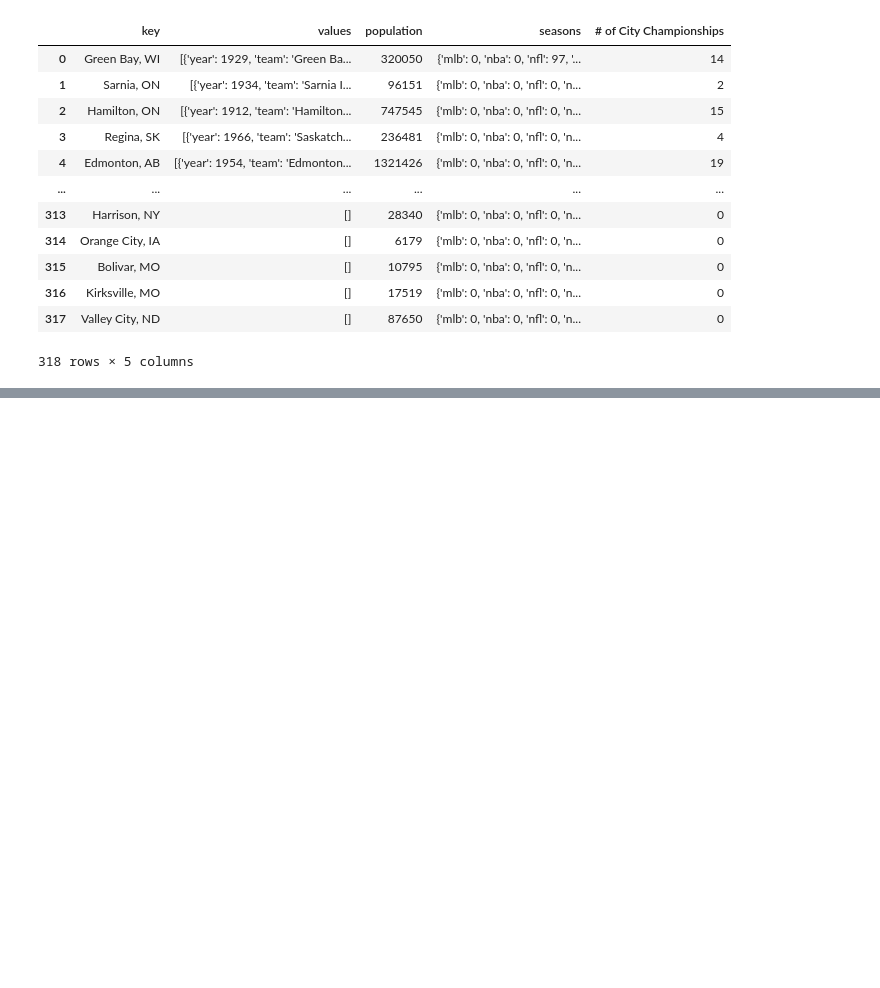
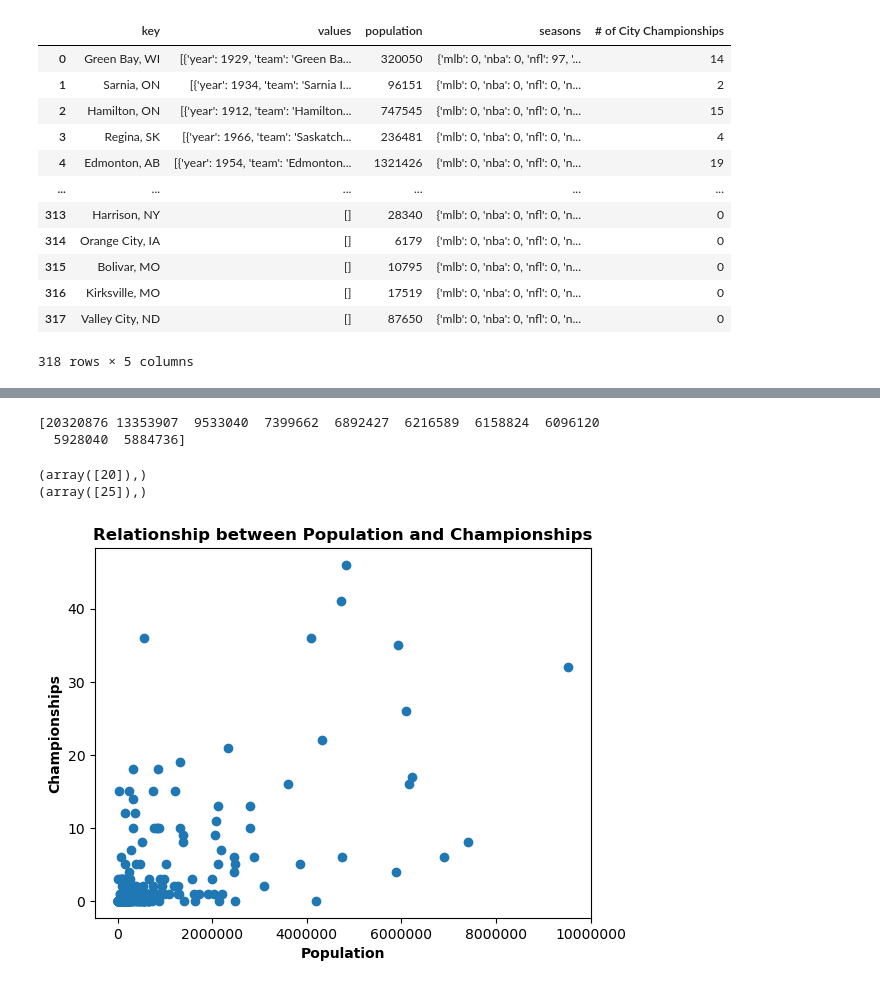
Before and after one commit to ctd12/Winning-City-Data, a Jupyter notebook: first.ipynb, the cells around one changed output, grey strips where cells are left out. Drawn from its saved outputs; the diff is of its cells as text; code cells hidden in the pictures; blank space fills up the shorter version.

```diff
--- a/first.ipynb
+++ b/first.ipynb
@@ -93,0 +111,34 @@ city_data
+# %%
+# Remove the outliers to have a better look
+
+x_sorted = np.sort(x)
+x_high_to_low = x_sorted[::-1]
+print(x_high_to_low[0:10])
+# %% [output]
+[20320876 13353907  9533040  7399662  6892427  6216589  6158824  6096120
+  5928040  5884736]
+# %%
+x_high_one = x_high_to_low[0]
+x_high_two = x_high_to_low[1]
+
+index_one = np.where(x == x_high_one)
+index_two = np.where(x == x_high_two)
+
+print(index_one)
+print(index_two)
+
+x2 = np.delete(x, 25)
+x2 = np.delete(x2, 20)
+y2 = np.delete(y, 25)
+y2 = np.delete(y2, 20)
+
+plt.scatter(x2, y2)
+plt.ticklabel_format(style = 'plain')
+plt.xlabel('Population', fontweight = 'bold')
+plt.ylabel('Championships', fontweight = 'bold')
+plt.title('Relationship between Population and Championships', fontweight = 'bold')
+plt.show()
+# %% [output]
+(array([20]),)
+(array([25]),)
+[figure, added]
```
Also changed, not shown: parts of 2 cells of this notebook.
